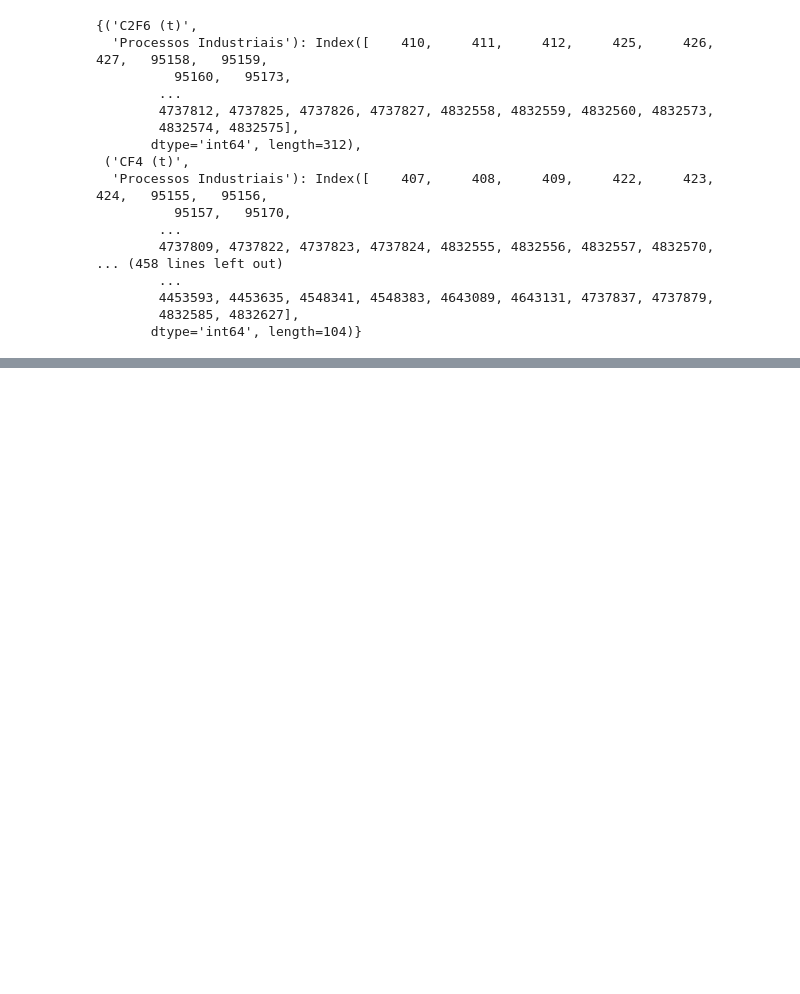
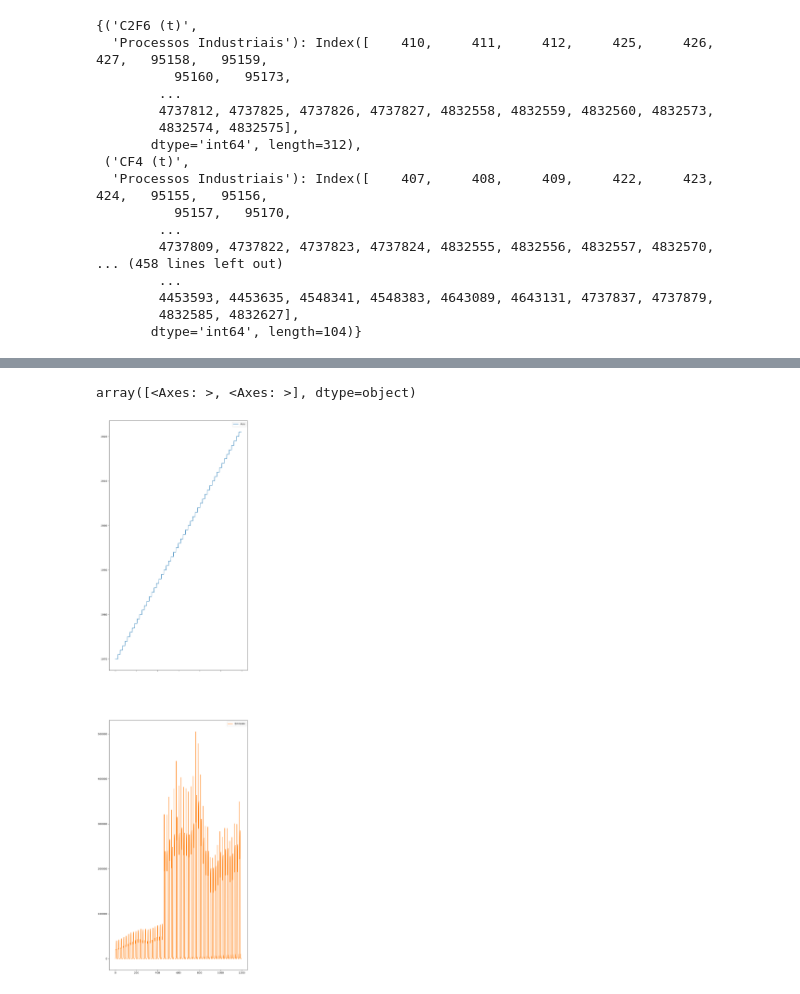
Before and after one commit to smacedo7/learning-pandas, a Jupyter notebook: notebooks/06_pandas_agrupar.ipynb, the cells around one changed output, grey strips where cells are left out. Cells and saved outputs as stored; diff of their text form; code cells hidden in the pictures; blank space fills up the shorter version.

```diff
--- a/notebooks/06_pandas_agrupar.ipynb
+++ b/notebooks/06_pandas_agrupar.ipynb
@@ -522,0 +809,4 @@ emissoes_ano.groupby(['Gás', 'Nível 1 - Setor']).groups
+# %%
+media_emissao_anual = emissoes_ano.groupby(["Ano", "Gás"])[["Emissão"]].mean().reset_index()
+
+media_emissao_anual
@@ -522,0 +845,5 @@ emissoes_ano.groupby(['Gás', 'Nível 1 - Setor']).groups
+# %%
+media_emissao_anual.plot(subplots=True, figsize=(10, 40))
+# %% [output]
+array([<Axes: >, <Axes: >], dtype=object)
+[figure, added]
```
Also changed, not shown: parts of 35 cells of this notebook, 1 other file.
